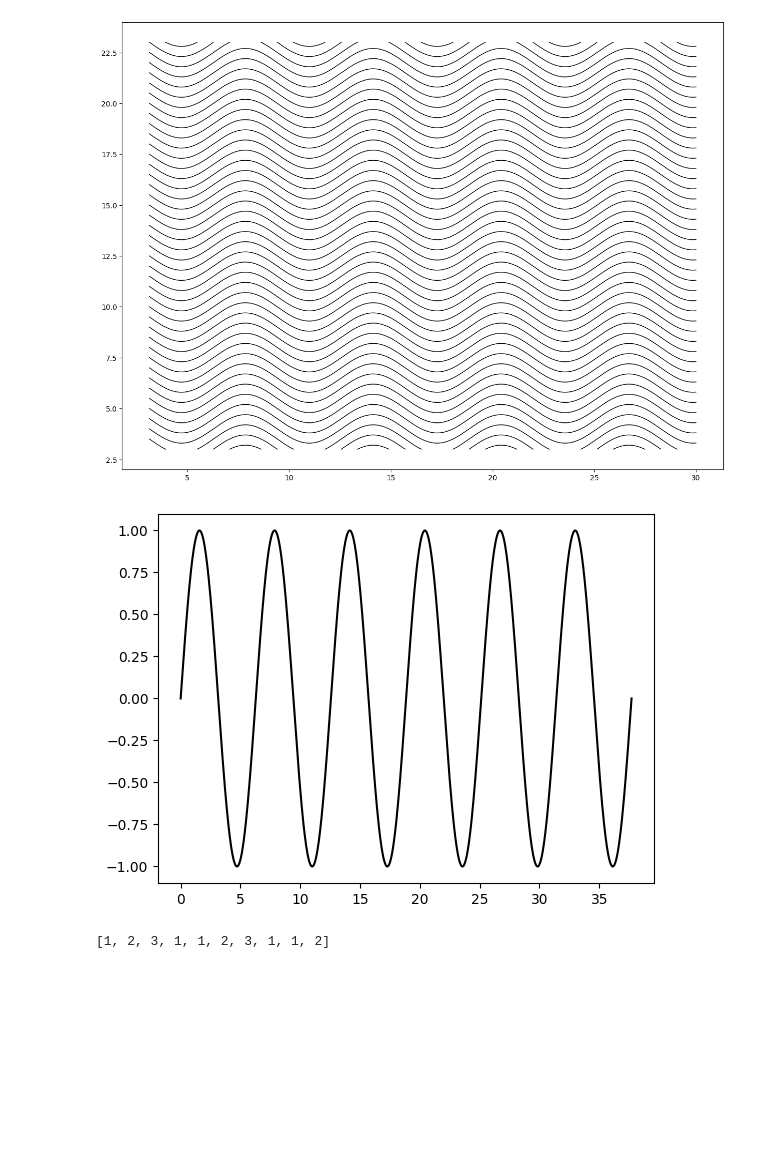
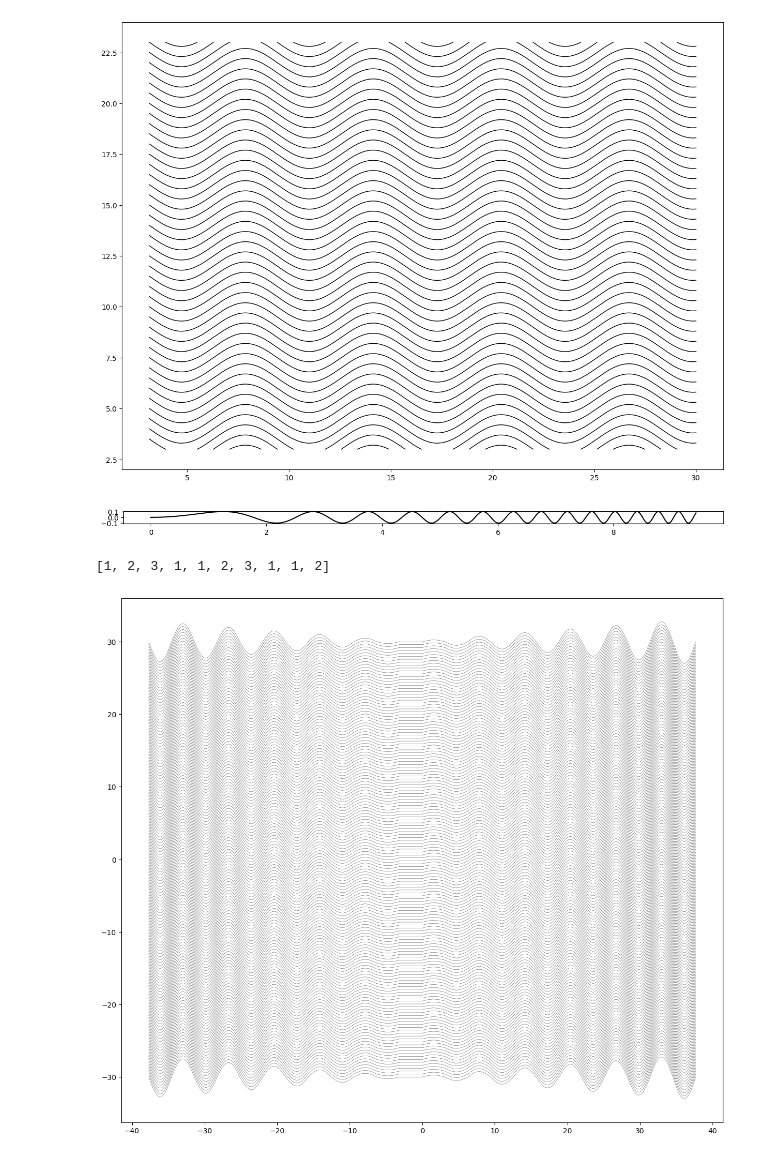
Before and after one commit to viktor-kertanov/hmmg, a Jupyter notebook: notebooks/color_sine/color_sine.ipynb, the cells around one changed output. Cells and saved outputs as stored; diff of their text form; code cells hidden in the pictures; blank space fills up the shorter version.

```diff
--- a/notebooks/color_sine/color_sine.ipynb
+++ b/notebooks/color_sine/color_sine.ipynb
@@ -238,17 +247,17 @@ plt.show()
 # %% [output]
 [figure]
 # %%
-x = np.linspace(0, 12*np.pi, 1000)
-y = np.sin(x)
+x = np.linspace(0, 3*np.pi, 1000)
+y = np.sin(x**2)*.1
 
 plt.plot(x, y, 'k-')
 
-# plt.axis('on')
-# plt.gca().set_aspect('equal')
-# plt.gcf().set_size_inches(15, 15)
+plt.axis('on')
+plt.gca().set_aspect('equal')
+plt.gcf().set_size_inches(15, 15)
 plt.show()
 # %% [output]
-[figure, old version]
+[figure, new version]
 # %%
 max_number = 3
 sequence = []
@@ -264,3 +273,19 @@ for idx in range(1, 11):
 print(sequence)
 # %% [output]
 [1, 2, 3, 1, 1, 2, 3, 1, 1, 2]
+# %%
+y_deltas = np.linspace(-30, 30, 150)
+for y_delta in y_deltas:
+    for phase in range(-12,12, 1):
+        # if phase == -1:
+        #     continue
+        x = np.linspace(phase*np.pi, (phase+1)*np.pi, 10000)
+        plt.plot(x[:-1], np.sin(x[:-1])*(phase+1)*0.25+y_delta, 'k', linewidth=0.25)
+
+# plt.gca().set_aspect('equal')
+plt.axis('on')
+plt.gca().set_aspect('equal')
+plt.gcf().set_size_inches(15, 15)
+plt.show()
+# %% [output]
+[figure, added]
```
Also changed, not shown: parts of 2 cells of this notebook.
